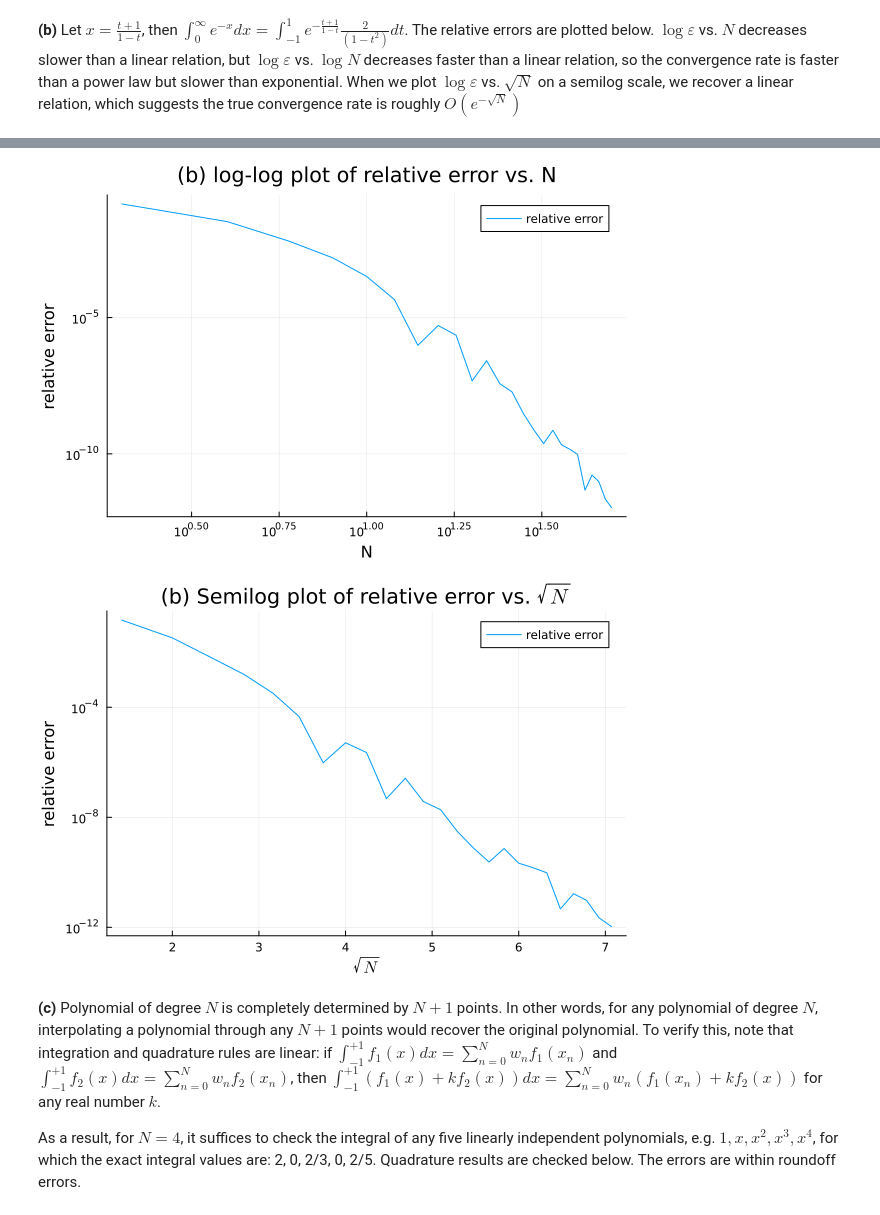
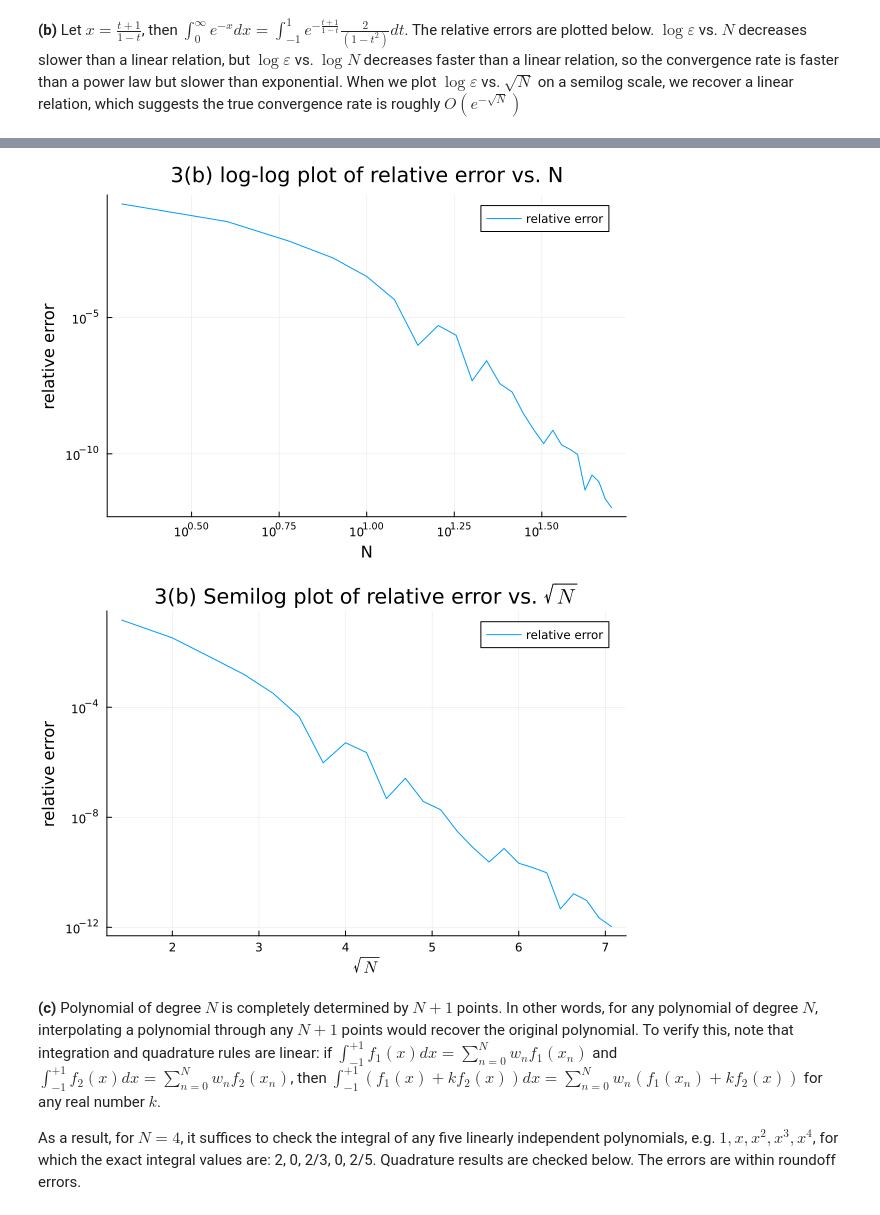
Before and after one commit to mitmath/numerical_hub, a Jupyter notebook: psets/pset3sol.ipynb, the cells around one changed output, grey strips where cells are left out. Cells and saved outputs as stored; diff of their text form; code cells hidden in the pictures.

```diff
--- a/psets/pset3sol.ipynb
+++ b/psets/pset3sol.ipynb
@@ -362,15 +362,15 @@ ylabel!("relative error")
 # %%
-plot(N_list, err_b, xscale=:log10, yscale=:log10, title = "(b) log-log plot of relative error vs. N", label="relative error")
+plot(N_list, err_b, xscale=:log10, yscale=:log10, title = "3(b) log-log plot of relative error vs. N", label="relative error")
 xlabel!("N")
 ylabel!("relative error")
 # %% [output]
-[figure, old version]
+[figure, new version]
 # %%
-plot(sqrt.(N_list), err_b, yscale=:log10, yticks=[1,10^-4,10^-8,10^-12,10^-16],title = "(b) Semilog plot of relative error vs. \$ \\sqrt{N}\$", label="relative error")
+plot(sqrt.(N_list), err_b, yscale=:log10, yticks=[1,10^-4,10^-8,10^-12,10^-16],title = "3(b) Semilog plot of relative error vs. \$ \\sqrt{N}\$", label="relative error")
 xlabel!("\$\\sqrt{N}\$")
 ylabel!("relative error")
 # %% [output]
-[figure, old version]
+[figure, new version]
 # %% [markdown]
 **(c)** Polynomial of degree $N$ is completely determined by $N+1$ points. In other words, for any polynomial of degree $N$, interpolating a polynomial through any $N+1$ points would recover the original polynomial. To verify this, note that integration and quadrature rules are linear: if $\int_{-1}^{+1} f_1(x) dx = \sum_{n=0}^N w_n f_1(x_n)$ and $\int_{-1}^{+1} f_2(x) dx = \sum_{n=0}^N w_n f_2(x_n)$, then $\int_{-1}^{+1} (f_1(x)+kf_2(x)) dx = \sum_{n=0}^N w_n (f_1(x_n)+kf_2(x))$ for any real number $k$.
 
```
Also changed, not shown: parts of 6 cells of this notebook.
